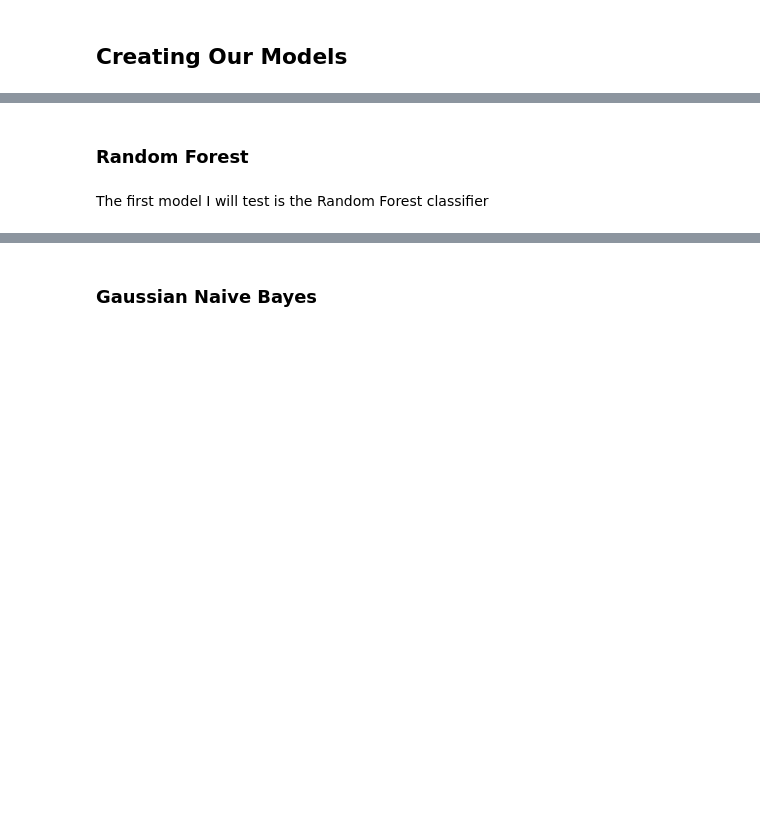
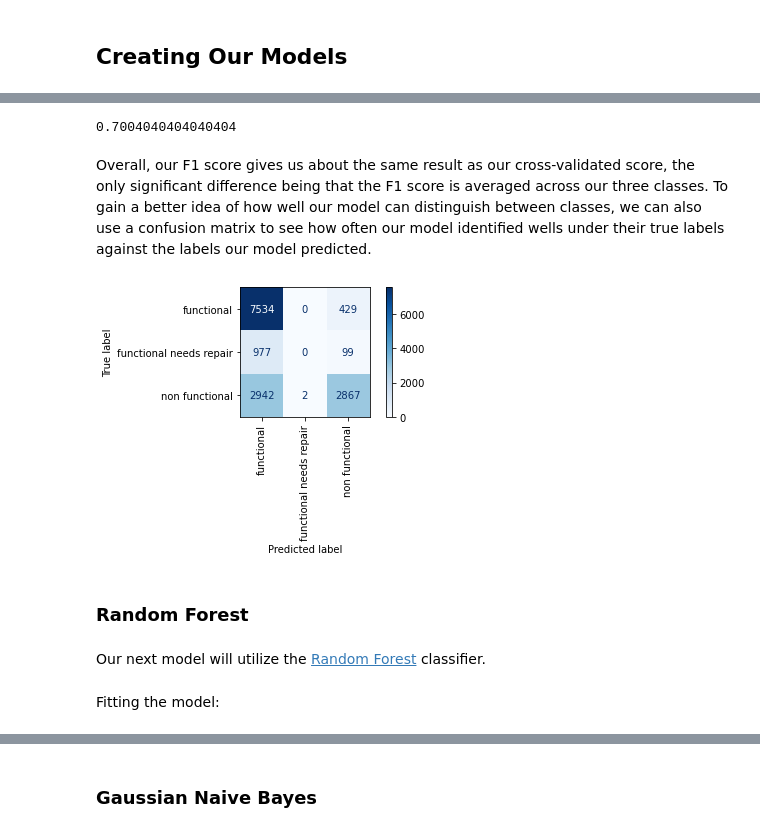
Before and after one commit to nancyho83/Tanzania_Water_Well_Analysis, a Jupyter notebook: tanzania-well-analysis.ipynb, the cells around one changed output, grey strips where cells are left out. Drawn from its saved outputs; the diff is of its cells as text; code cells hidden in the pictures; blank space fills up the shorter version.

```diff
--- a/tanzania-well-analysis.ipynb
+++ b/tanzania-well-analysis.ipynb
@@ -186,5 +221,17 @@ X_train, X_test, y_train, y_test = train_test_split(X, y, test_size=0.25, random
+# %%
+logreg_y_pred = logreg_pipeline.predict(X_test)
+f1_score(y_test, logreg_y_pred, average='micro')
+# %% [output]
+0.7004040404040404
+# %% [markdown]
+Overall, our F1 score gives us about the same result as our cross-validated score, the only significant difference being that the F1 score is averaged across our three classes. To gain a better idea of how well our model can distinguish between classes, we can also use a confusion matrix to see how often our model identified wells under their true labels against the labels our model predicted.
+# %%
+plot_confusion_matrix(logreg_pipeline, X_test, y_test, xticks_rotation='vertical', cmap='Blues')
+plt.savefig('images/logreg_confusion_matrix')
+# %% [output]
+[figure, added]
 # %% [markdown]
 ### Random Forest
-# %% [markdown]
-The first model I will test is the Random Forest classifier
+# %% [markdown]
+Our next model will utilize the [Random Forest](https://scikit-learn.org/stable/modules/generated/sklearn.ensemble.RandomForestClassifier.html) classifier.
 # %%
@@ -192,3 +239,5 @@ rf_pipeline = Pipeline([('ss', StandardScaler()), ('rf', RandomForestClassifier(
+# %% [markdown]
+Fitting the model:
 # %%
 rf_pipeline.fit(X_train, y_train)
 # %% [output]
```
Also changed, not shown: parts of 70 cells of this notebook.
